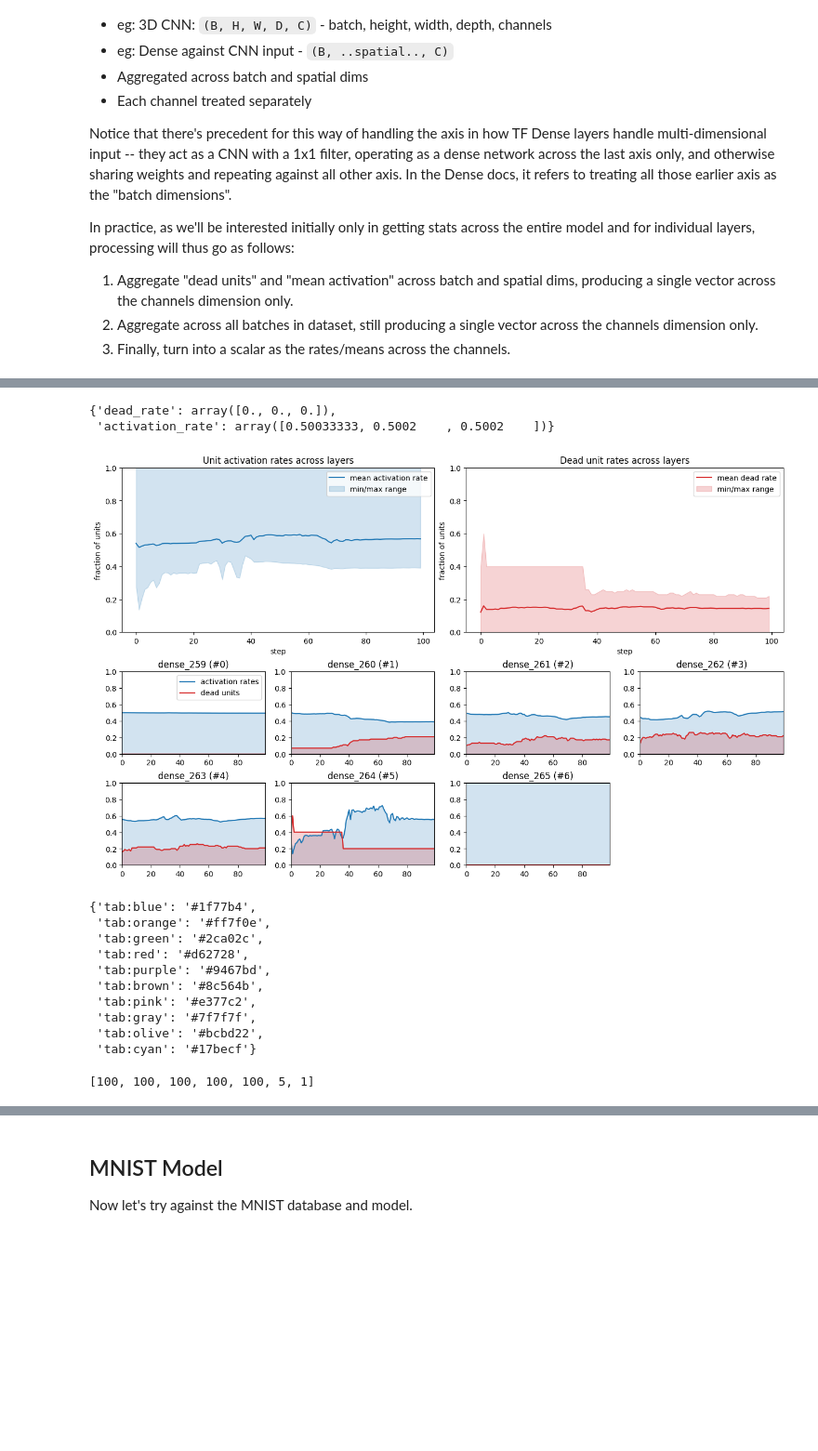
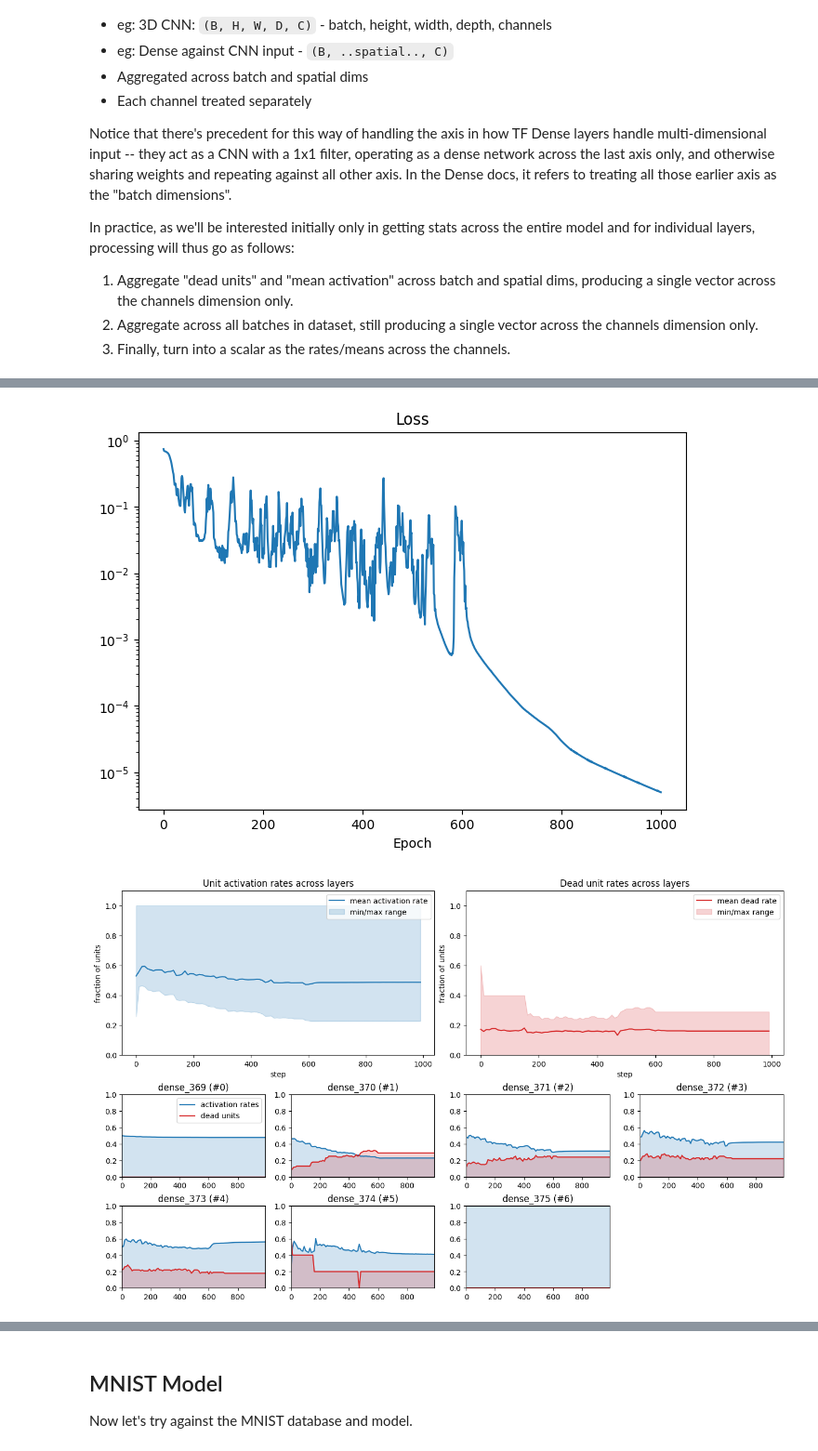
Before and after one commit to malcolmlett/training-instrumentation-toolkit, a Jupyter notebook: Learning_visualisations_v8.ipynb, the cells around one changed output, grey strips where cells are left out. Shown at 93% size. Cells and saved outputs as stored; diff of their text form; code cells hidden in the pictures; blank space fills up the shorter version.

```diff
--- a/Learning_visualisations_v8.ipynb
+++ b/Learning_visualisations_v8.ipynb
@@ -354,28 +140,15 @@ Total training time: 70.63 secs
-# %%
-activity.layer_stats[0]
-# %% [output]
-{'dead_rate': array([0., 0., 0.]),
- 'activation_rate': array([0.50033333, 0.5002    , 0.5002    ])}
-# %%
-plot_activity(activity)
-# %% [output]
-[figure, removed]
-# %%
-import matplotlib.colors as pltcolors
-pltcolors.TABLEAU_COLORS
-# %% [output]
-{'tab:blue': '#1f77b4',
- 'tab:orange': '#ff7f0e',
- 'tab:green': '#2ca02c',
- 'tab:red': '#d62728',
- 'tab:purple': '#9467bd',
- 'tab:brown': '#8c564b',
- 'tab:pink': '#e377c2',
- 'tab:gray': '#7f7f7f',
- 'tab:olive': '#bcbd22',
- 'tab:cyan': '#17becf'}
-# %%
-mm = tf.keras.Model(inputs=model.inputs, outputs=[layer.output for layer in model.layers])
-[shape[-1] for shape in mm.output_shape]
-# %% [output]
-[100, 100, 100, 100, 100, 5, 1]
+# %%
+tf.config.run_functions_eagerly(False)
+start = tf.timestamp()
+model = binary_classification_model('he_normal')
+model.compile(optimizer='adam', loss='binary_crossentropy')
+train_X, train_Y, _, _ = binary_classification_dataset()
+dataset = tf.data.Dataset.from_tensor_slices((train_X, train_Y))
+activity = toolkit.ActivityRateCallback(dataset, interval=10)
+history = model.fit(dataset.batch(32), epochs=1000, verbose=0, callbacks=[toolkit.LessVerboseProgressLogger(), activity])
+duration = tf.timestamp() - start
+print(f"Total training time: {duration.numpy():.2f} secs")
+plot_fit(history)
+
+activity.plot_summary()
+# %% [output]
@@ -381,0 +166,2 @@ mm = tf.keras.Model(inputs=model.inputs, outputs=[layer.output for layer in mode
+[figure, added]
+[figure, added]
```
Also changed, not shown: parts of 20 cells of this notebook.
